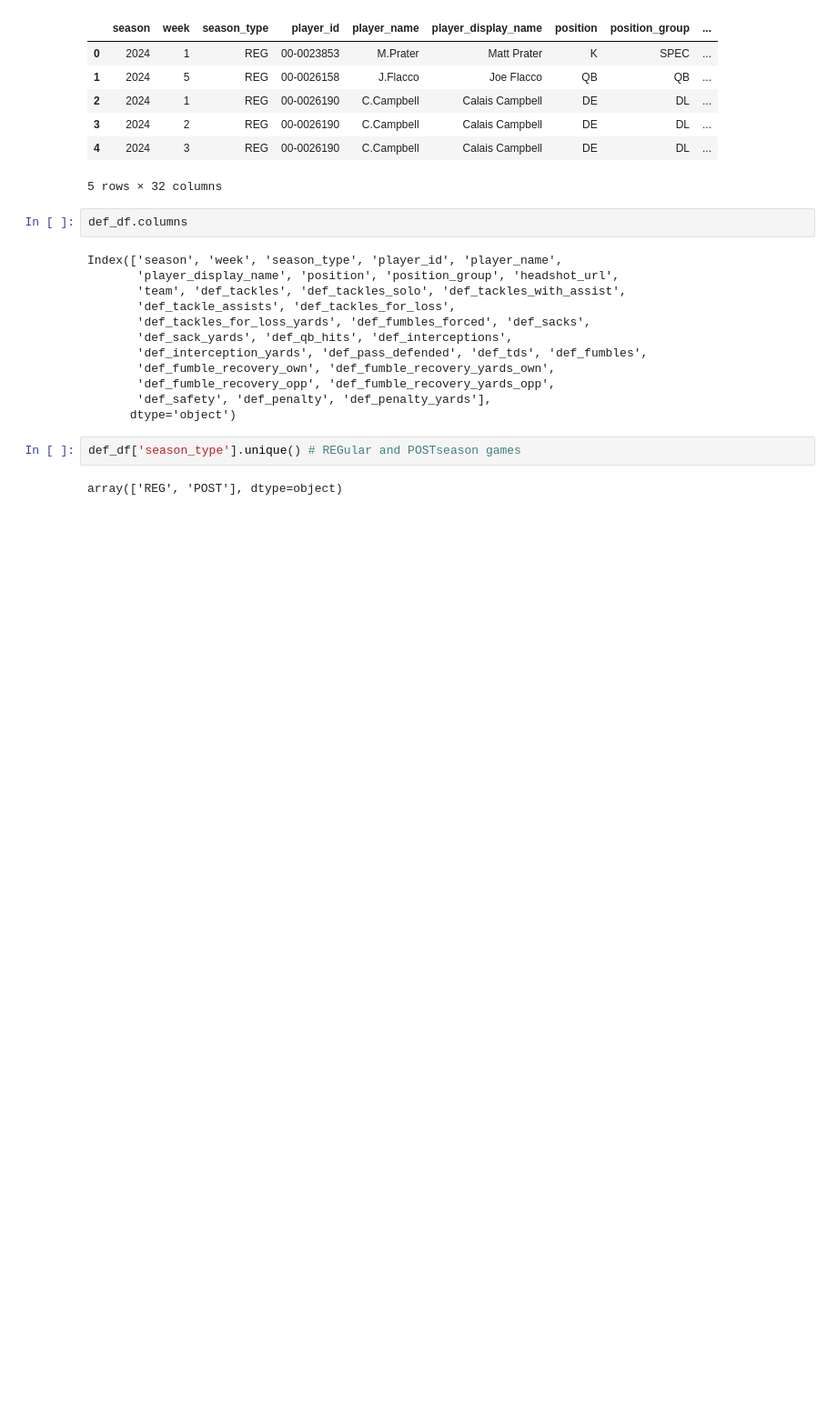
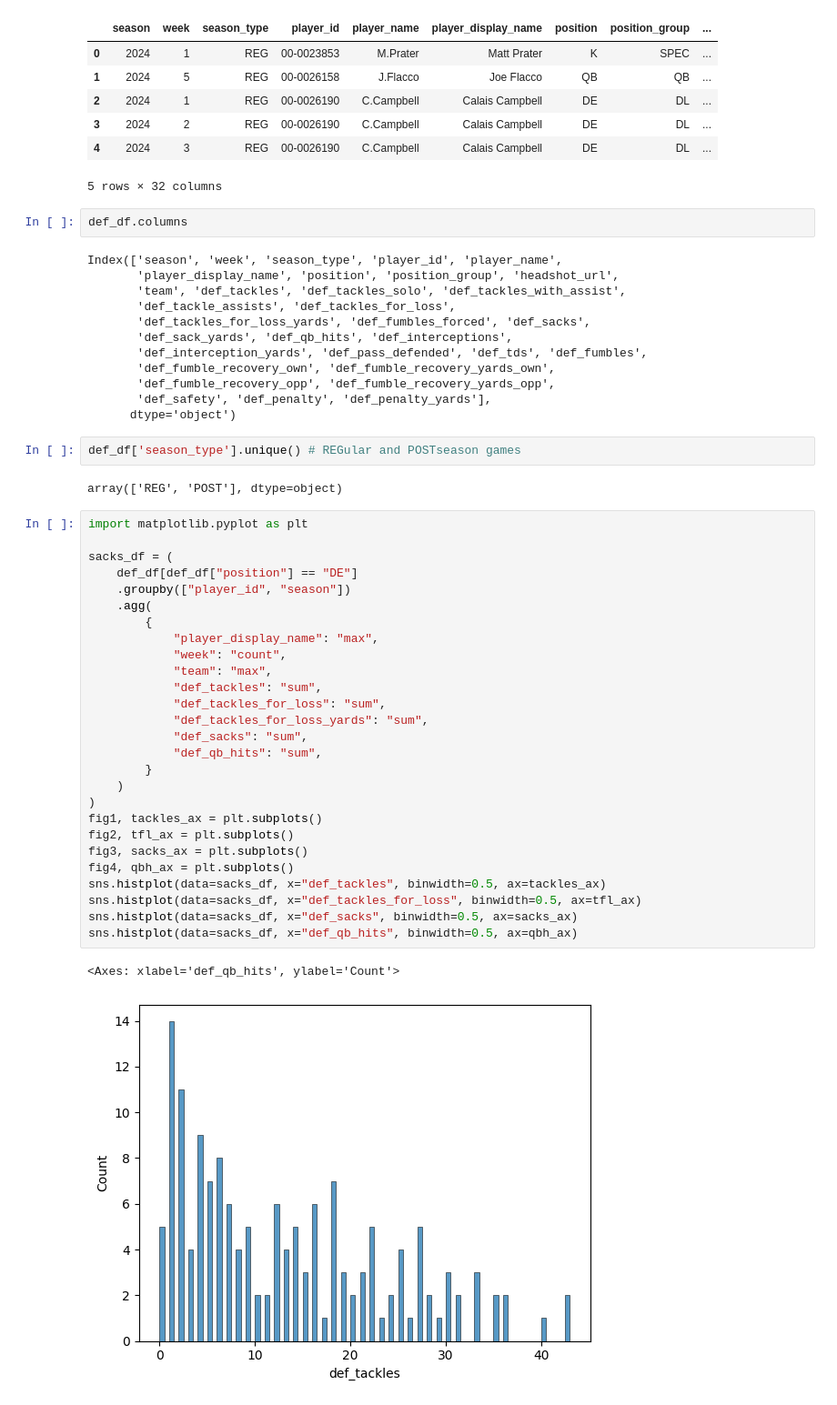
Before and after one commit to joe-harter/nfl-analysis, a Jupyter notebook: nfl_def_player_stats_exploration.ipynb, the cells around one changed output. Shown at 91% size. Drawn from its saved outputs; the diff is of its cells as text; blank space fills up the shorter version.

```diff
--- a/nfl_def_player_stats_exploration.ipynb
+++ b/nfl_def_player_stats_exploration.ipynb
@@ -31,3 +32,33 @@ Index(['season', 'week', 'season_type', 'player_id', 'player_name',
 def_df['season_type'].unique() # REGular and POSTseason games
 # %% [output]
 array(['REG', 'POST'], dtype=object)
+# %%
+import matplotlib.pyplot as plt
+
+sacks_df = (
+    def_df[def_df["position"] == "DE"]
+    .groupby(["player_id", "season"])
+    .agg(
+        {
+            "player_display_name": "max",
+            "week": "count",
+            "team": "max",
+            "def_tackles": "sum",
+            "def_tackles_for_loss": "sum",
+            "def_tackles_for_loss_yards": "sum",
+            "def_sacks": "sum",
+            "def_qb_hits": "sum",
+        }
+    )
+)
+fig1, tackles_ax = plt.subplots()
+fig2, tfl_ax = plt.subplots()
+fig3, sacks_ax = plt.subplots()
+fig4, qbh_ax = plt.subplots()
+sns.histplot(data=sacks_df, x="def_tackles", binwidth=0.5, ax=tackles_ax)
+sns.histplot(data=sacks_df, x="def_tackles_for_loss", binwidth=0.5, ax=tfl_ax)
+sns.histplot(data=sacks_df, x="def_sacks", binwidth=0.5, ax=sacks_ax)
+sns.histplot(data=sacks_df, x="def_qb_hits", binwidth=0.5, ax=qbh_ax)
+# %% [output]
+<Axes: xlabel='def_qb_hits', ylabel='Count'>
+[figure, added]
```
Also changed, not shown: parts of 2 cells of this notebook, 6 other files.
